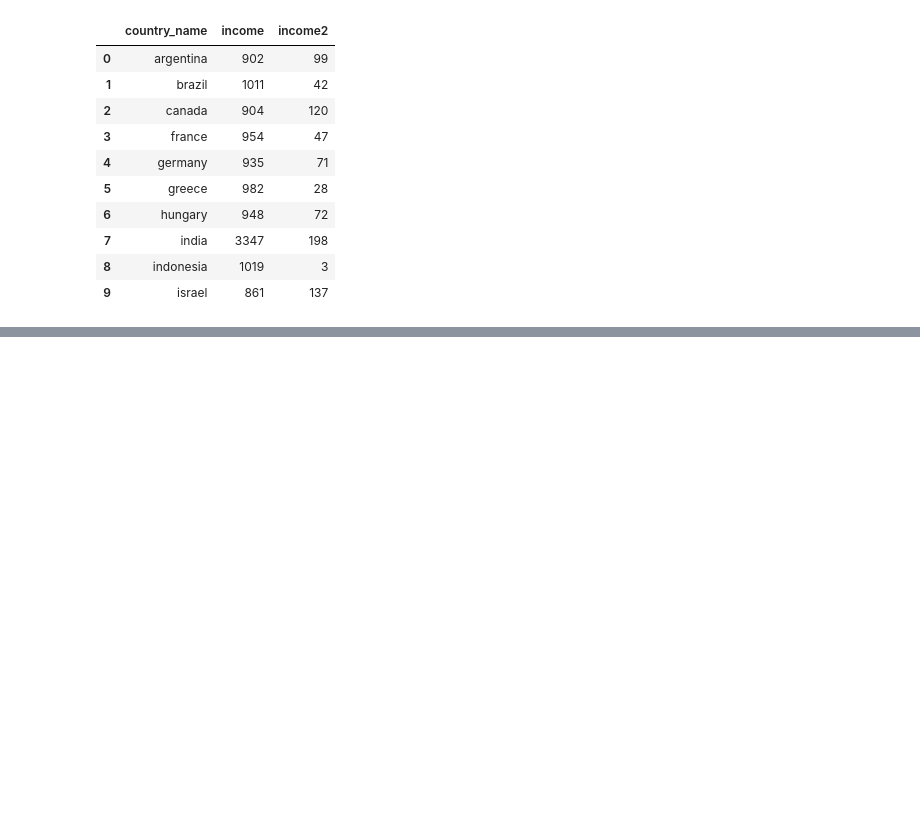
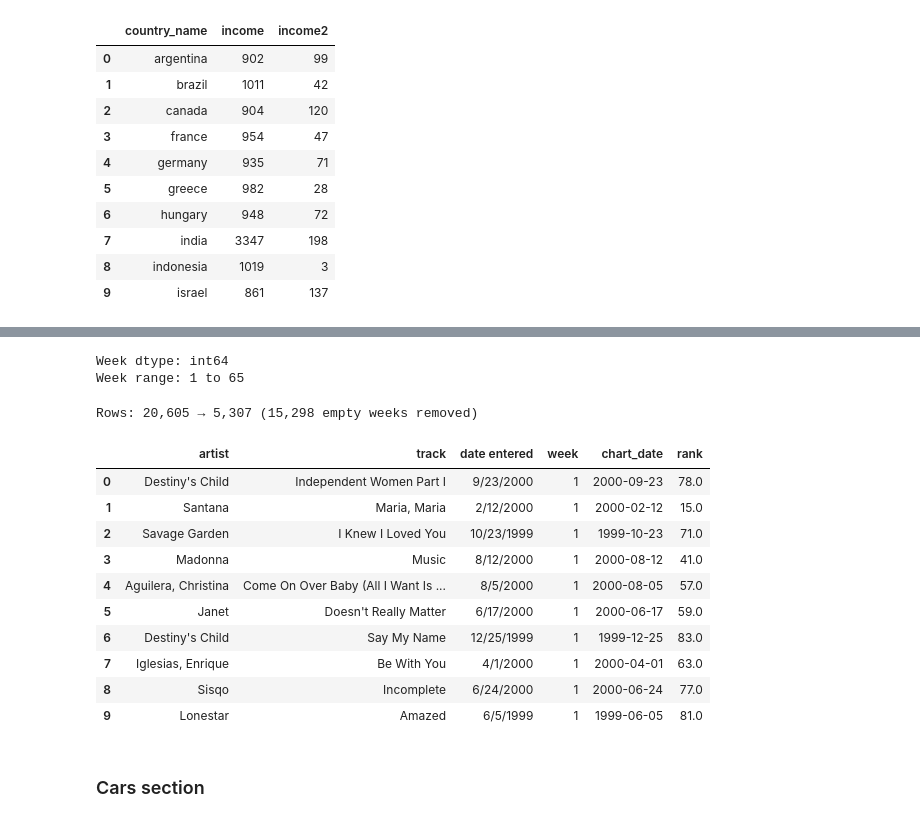
Before and after one commit to JohnBuni/lab2_tidying_cleaning_imputation_outlier, a Jupyter notebook: pew_data_notebook.ipynb, the cells around one changed output, grey strips where cells are left out. Drawn from its saved outputs; the diff is of its cells as text; code cells hidden in the pictures; blank space fills up the shorter version.

Commit message:
3 sections

```diff
--- a/pew_data_notebook.ipynb
+++ b/pew_data_notebook.ipynb
@@ -68,0 +75,8 @@ Summary columns: ['country_name', 'income', 'income2']
+# %%
+from pathlib import Path
+from src.billboard_worker import BillboardWorker
+
+PROJECT_ROOT = Path.cwd()
+billboard_file = PROJECT_ROOT / "data" / "billboard.csv"
+
+print("Billboard file:", billboard_file, "| exists:", billboard_file.is_file())
@@ -68,0 +87,6 @@ Summary columns: ['country_name', 'income', 'income2']
+# %%
+billboard = BillboardWorker(billboard_file)
+billboard_df = billboard.load()          # or load(source="neon") for the Neon table
+
+print("Raw shape:", billboard_df.shape)
+display(billboard_df.head())
@@ -68,0 +118,31 @@ Summary columns: ['country_name', 'income', 'income2']
+# %%
+bb_melted = billboard.clean_week_column()
+
+print("Week dtype:", bb_melted["week"].dtype)
+print("Week range:", bb_melted["week"].min(), "to", bb_melted["week"].max())
+# %% [output]
+Week dtype: int64
+Week range: 1 to 65
+# %%
+before = len(bb_melted)
+bb_tidy = billboard.drop_empty_ranks()
+
+print(f"Rows: {before:,} → {len(bb_tidy):,} ({before - len(bb_tidy):,} empty weeks removed)")
+# %% [output]
+Rows: 20,605 → 5,307 (15,298 empty weeks removed)
+# %%
+bb_tidy = billboard.add_chart_date()
+
+display(bb_tidy[["artist", "track", "date entered", "week", "chart_date", "rank"]].head(10))
+# %% [output]
+|  | artist | track | date entered | week | chart_date | rank |
+| 0 | Destiny's Child | Independent Women Part I | 9/23/2000 | 1 | 2000-09-23 | 78.0 |
+| 1 | Santana | Maria, Maria | 2/12/2000 | 1 | 2000-02-12 | 15.0 |
+| 2 | Savage Garden | I Knew I Loved You | 10/23/1999 | 1 | 1999-10-23 | 71.0 |
+| 3 | Madonna | Music | 8/12/2000 | 1 | 2000-08-12 | 41.0 |
+| 4 | Aguilera, Christina | Come On Over Baby (All I Want Is ... | 8/5/2000 | 1 | 2000-08-05 | 57.0 |
+| 5 | Janet | Doesn't Really Matter | 6/17/2000 | 1 | 2000-06-17 | 59.0 |
+| 6 | Destiny's Child | Say My Name | 12/25/1999 | 1 | 1999-12-25 | 83.0 |
+| 7 | Iglesias, Enrique | Be With You | 4/1/2000 | 1 | 2000-04-01 | 63.0 |
+| 8 | Sisqo | Incomplete | 6/24/2000 | 1 | 2000-06-24 | 77.0 |
+| 9 | Lonestar | Amazed | 6/5/1999 | 1 | 1999-06-05 | 81.0 |
@@ -68,0 +152,2 @@ Summary columns: ['country_name', 'income', 'income2']
+# %% [markdown]
+### Cars section
```
Also changed, not shown: parts of 19 cells of this notebook, 1 other file.
